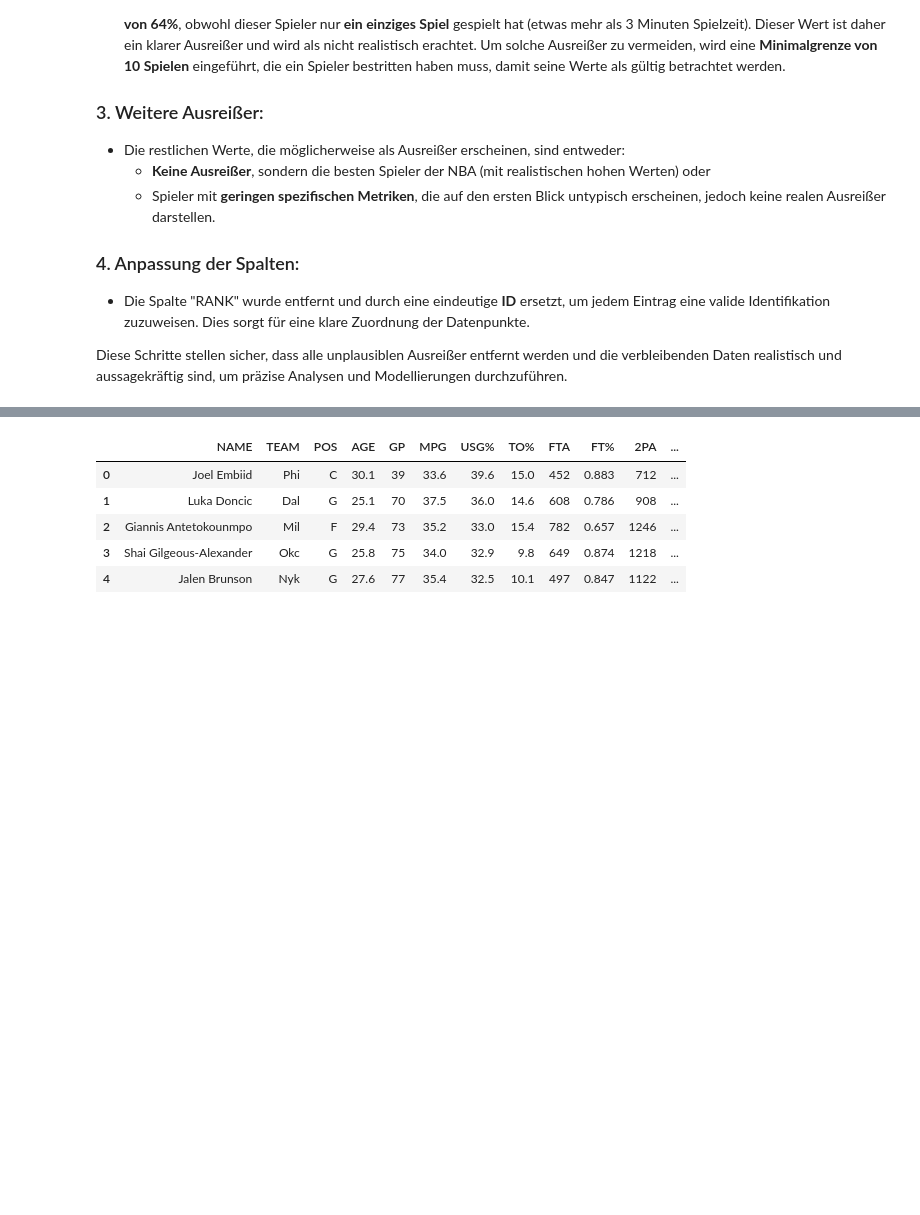
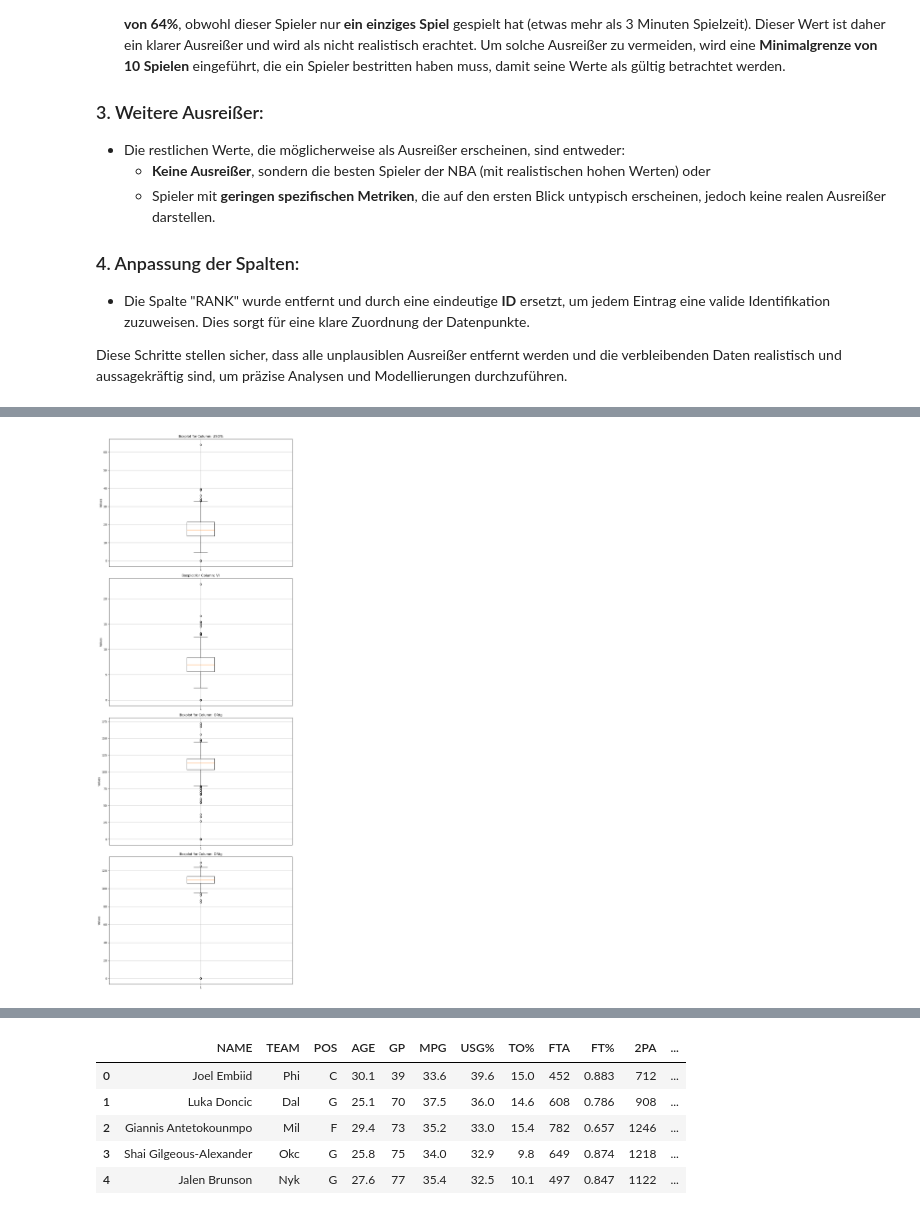
Before and after one commit to BASTIANGROE/project-bg055-nba, a Jupyter notebook: reports/report.ipynb, the cells around one changed output, grey strips where cells are left out. Drawn from its saved outputs; the diff is of its cells as text; code cells hidden in the pictures; blank space fills up the shorter version.

```diff
--- a/reports/report.ipynb
+++ b/reports/report.ipynb
@@ -224,0 +186,19 @@ plt.show()
+# %%
+columns_to_plot = [outlierList[i] for i in [0, 18, 19, 20]]
+
+fig, axes = plt.subplots(len(columns_to_plot), 1, figsize=(10, 7 * len(columns_to_plot)))
+
+# Wenn nur eine Spalte in outlierList ist, wird axes nicht iterierbar, daher konvertieren wir ihn in eine Liste
+if len(outlierList) == 1:
+    axes = [axes]
+
+for i, column in enumerate(columns_to_plot):
+    axes[i].boxplot(df[column])
+    axes[i].set_title(f"Boxplot for Column: {column}")
+    axes[i].set_ylabel("Values")
+    axes[i].grid(True)
+
+plt.tight_layout()
+plt.show()
+# %% [output]
+[figure, added]
```
Also changed, not shown: parts of 5 cells of this notebook.
